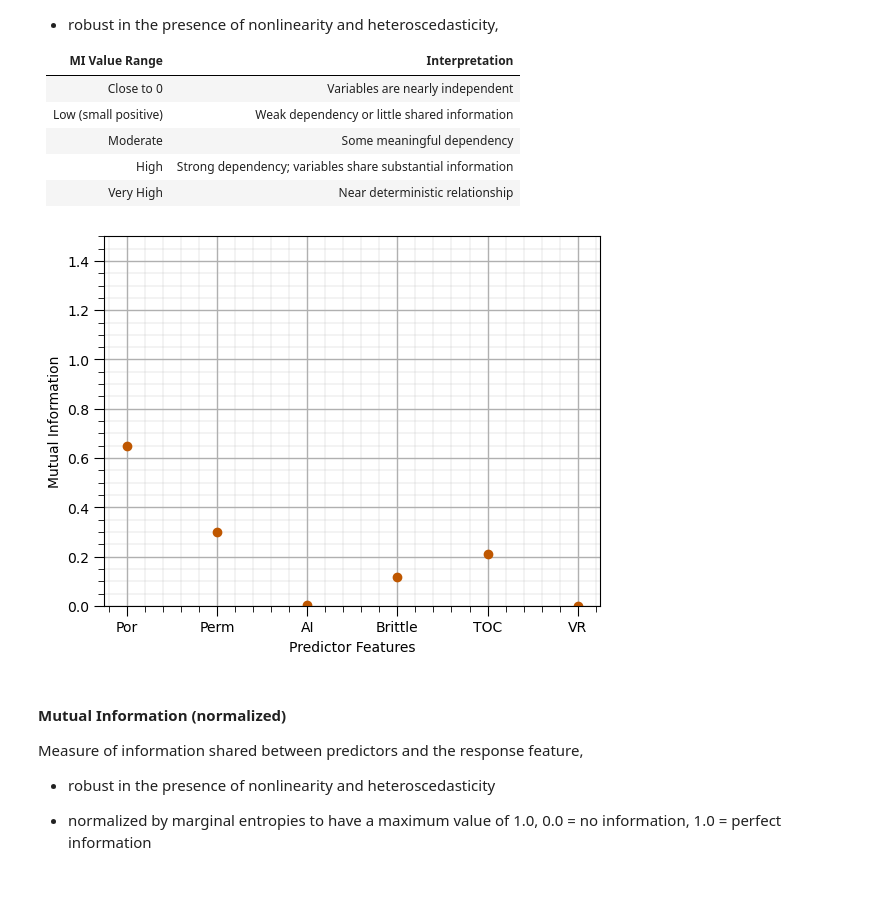
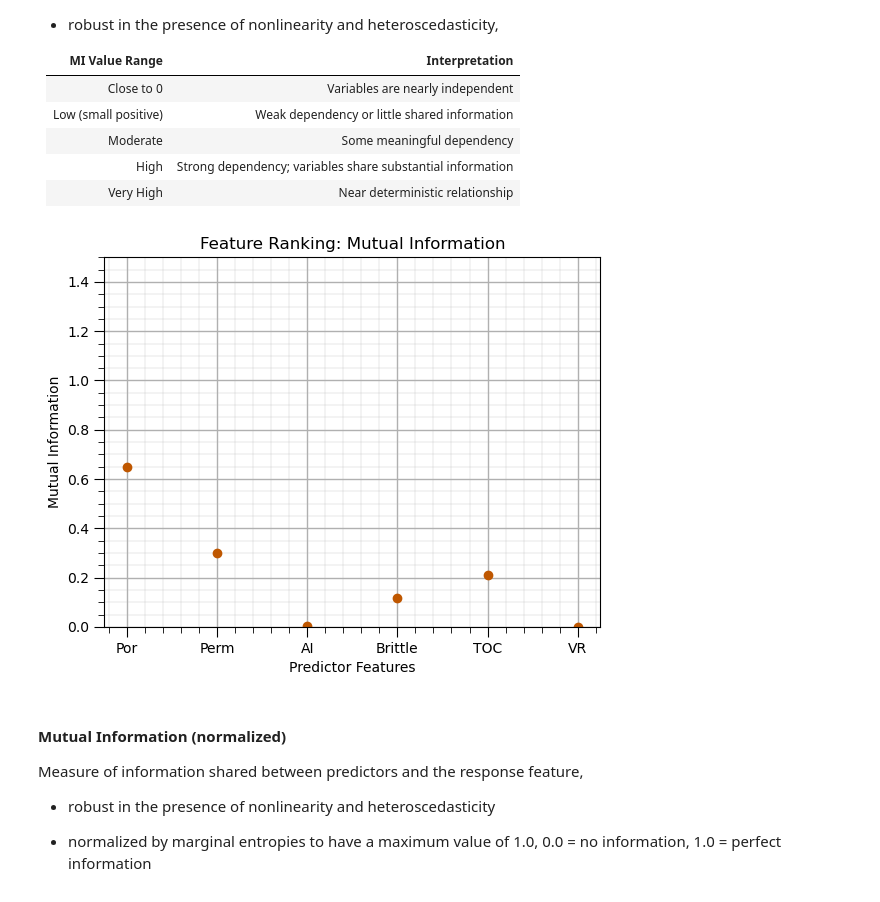
Before and after one commit to GeostatsGuy/MachineLearningDemos_Book, a Jupyter notebook: _sources/MachineLearning_python.ipynb, the cells around one changed output. Cells and saved outputs as stored; diff of their text form; code cells hidden in the pictures.

```diff
--- a/_sources/MachineLearning_python.ipynb
+++ b/_sources/MachineLearning_python.ipynb
@@ -880,13 +938,13 @@ Measure of information shared between predictors and the response feature,
 | High                 | Strong dependency; variables share substantial information |
 | Very High            | Near deterministic relationship                    |
 # %%
-mi = mutual_info_regression(X, y.values.ravel(), random_state=0) # calculuate mutual information
+mi = mutual_info_regression(X, y.values.ravel(),random_state=0) # calculuate mutual information
 mi_series = pd.Series(mi, index=X.columns)                    # convert ndarray to pandas series (column of a DataFrame) for ease of plotting
 mi_series.plot(color=utcolor,style='o');
-plt.xlabel('Predictor Features'); plt.ylabel('Mutual Information'); plt.ylim(0,1.5);
+plt.xlabel('Predictor Features'); plt.ylabel('Mutual Information'); plt.ylim(0,1.5); plt.title('Feature Ranking: Mutual Information')
 add_grid(); plt.show()
 # %% [output]
-[figure, old version]
+[figure, new version]
 # %% [markdown]
 #### Mutual Information (normalized)
 
```
Also changed, not shown: parts of 38 cells of this notebook, 24 other files.
